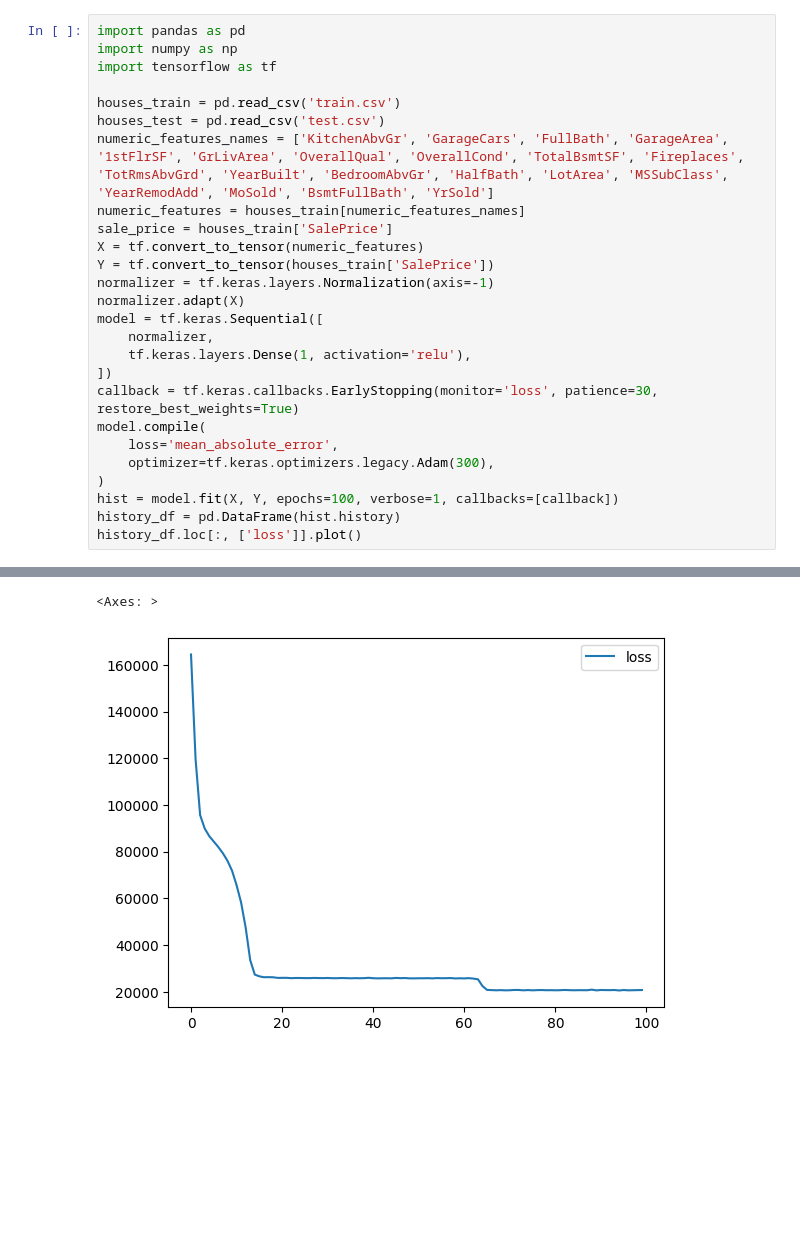
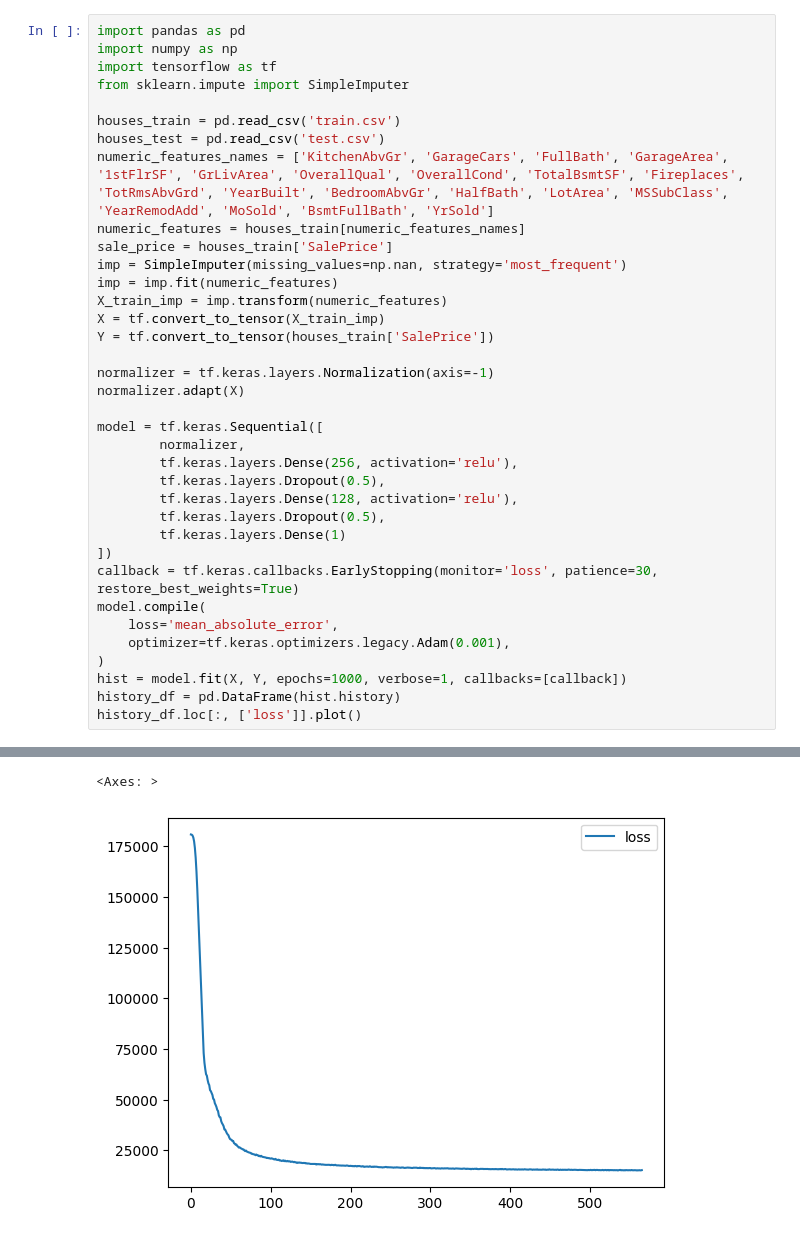
Before and after one commit to Sammers21/ml-playground, a Jupyter notebook: houses/pure_tf_ml_sol.ipynb, the cells around one changed output, grey strips where cells are left out. Saved outputs shown, nothing was run; the diff lists cells and outputs as text; blank space fills up the shorter version.

```diff
--- a/houses/pure_tf_ml_sol.ipynb
+++ b/houses/pure_tf_ml_sol.ipynb
@@ -2,26 +2,36 @@
 import pandas as pd
 import numpy as np
 import tensorflow as tf
+from sklearn.impute import SimpleImputer
 
 houses_train = pd.read_csv('train.csv')
 houses_test = pd.read_csv('test.csv')
 numeric_features_names = ['KitchenAbvGr', 'GarageCars', 'FullBath', 'GarageArea', '1stFlrSF', 'GrLivArea', 'OverallQual', 'OverallCond', 'TotalBsmtSF', 'Fireplaces', 'TotRmsAbvGrd', 'YearBuilt', 'BedroomAbvGr', 'HalfBath', 'LotArea', 'MSSubClass', 'YearRemodAdd', 'MoSold', 'BsmtFullBath', 'YrSold']
 numeric_features = houses_train[numeric_features_names]
 sale_price = houses_train['SalePrice']
-X = tf.convert_to_tensor(numeric_features)
+imp = SimpleImputer(missing_values=np.nan, strategy='most_frequent')
+imp = imp.fit(numeric_features)
+X_train_imp = imp.transform(numeric_features)
+X = tf.convert_to_tensor(X_train_imp)
 Y = tf.convert_to_tensor(houses_train['SalePrice'])
+
 normalizer = tf.keras.layers.Normalization(axis=-1)
 normalizer.adapt(X)
+
 model = tf.keras.Sequential([
-    normalizer,
-    tf.keras.layers.Dense(1, activation='relu'),
+        normalizer,
+        tf.keras.layers.Dense(256, activation='relu'),
+        tf.keras.layers.Dropout(0.5),
+        tf.keras.layers.Dense(128, activation='relu'),
+        tf.keras.layers.Dropout(0.5),
+        tf.keras.layers.Dense(1)
 ])
 callback = tf.keras.callbacks.EarlyStopping(monitor='loss', patience=30, restore_best_weights=True)
 model.compile(
     loss='mean_absolute_error',
-    optimizer=tf.keras.optimizers.legacy.Adam(300),
+    optimizer=tf.keras.optimizers.legacy.Adam(0.001),
 )
-hist = model.fit(X, Y, epochs=100, verbose=1, callbacks=[callback])
+hist = model.fit(X, Y, epochs=1000, verbose=1, callbacks=[callback])
 history_df = pd.DataFrame(hist.history)
 history_df.loc[:, ['loss']].plot()
 # %% [output]
@@ -45,5 +55,5 @@ Epoch 100/100
 <Axes: >
-[figure, old version]
+[figure, new version]
 # %%
 
 import matplotlib.pyplot as plt
```
Also changed, not shown: parts of 3 cells of this notebook, 1 other file.
